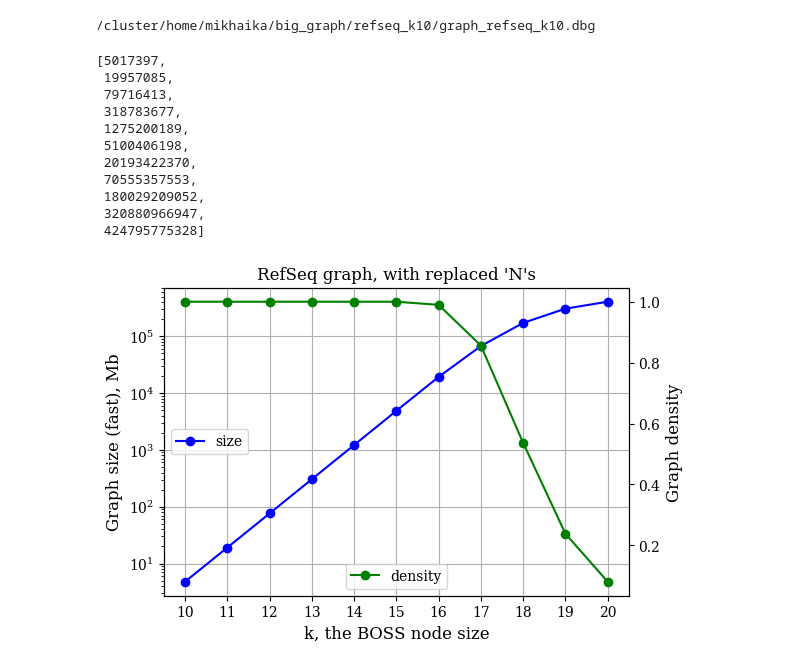
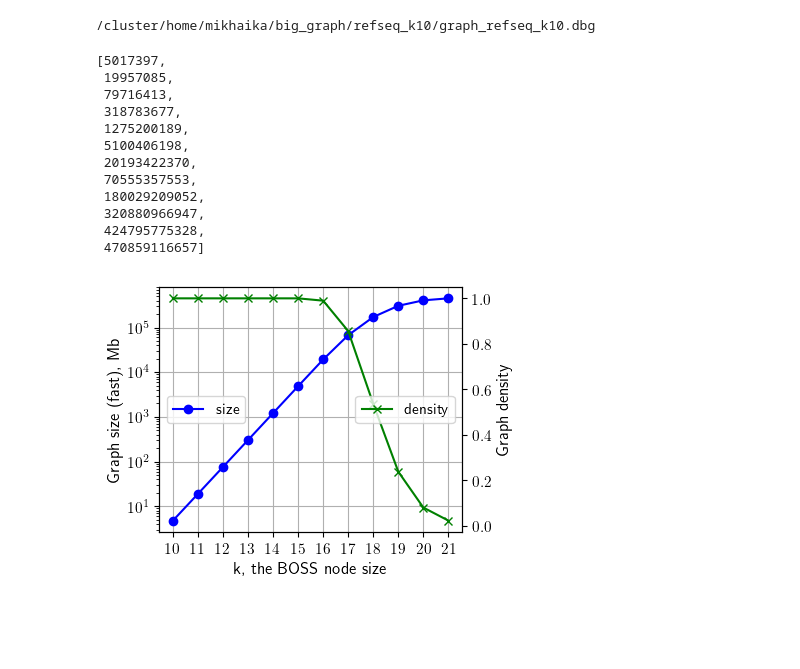
Before and after one commit to ratschlab/metagraph, a Jupyter notebook: refseq.ipynb, the cells around one changed output. Drawn from its saved outputs; the diff is of its cells as text; code cells hidden in the pictures; blank space fills up the shorter version.

Commit message:
refseq plots updated

```diff
--- a/refseq.ipynb
+++ b/refseq.ipynb
@@ -14,7 +14,7 @@ import numpy as np
 # %% [markdown]
 ### Ref-Seq assembly data
 # %%
-k_array = np.arange(10, 21)
+k_array = np.arange(10, 22)
 # %%
 !ls ~/big_graph/refseq_k10/graph_refseq_k10.dbg
 # %% [output]
@@ -35,7 +35,8 @@ sizes
  70555357553,
  180029209052,
  320880966947,
- 424795775328]
+ 424795775328,
+ 470859116657]
 # %%
 num_edges = [4194305,
 16777217,
@@ -48,42 +49,49 @@ num_edges = [4194305,
 147478598494,
 261992234631,
 355110450523,
+411025684461,
 ]
 # %%
 import matplotlib as mpl
 mpl.rcParams.update(mpl.rcParamsDefault)
 
-plt.rc('font', family='serif')#, serif='Times')
-plt.rc('xtick', labelsize=10)
-plt.rc('ytick', labelsize=10)
+plt.rc('font', family='sans-serif')#, serif='Times')
+plt.rc('xtick', labelsize=11)
+plt.rc('ytick', labelsize=11)
 plt.rc('axes', labelsize=12)
-plt.rc('legend', fontsize=10)
+plt.rc('legend', fontsize=11)
 #plt.rcParams['mathtext.fontset'] = 'stix'
 #plt.rcParams['font.family'] = 'STIXGeneral'
 params = {
-#'text.usetex': True,
+'text.usetex': True,
 #'font.size': 15,
-#'text.latex.unicode': True
+'text.latex.unicode': True
 }
 plt.rcParams.update(params)
 # %%
-fig, ax = plt.subplots(1, 1, figsize=(6, 4))
-ax.set_title('RefSeq graph, with replaced \'N\'s')
+width = 3.487 * 1.5
+height = width / 1.618
+
+fig, ax = plt.subplots(1, 1, figsize=(width / 1.2, height))
+#ax.set_title('RefSeq graph, with replaced \'N\'s')
+#ax.set_title('RefSeq assembly graph')
 
 ax.plot(np.array(k_array), np.array(sizes) / 2**20, marker='o', label='size', c='b')
 ax.set_yscale('log')
 ax.set_ylabel('Graph size (fast), Mb')
 ax.set_xlabel('k, the BOSS node size')
 ax.set_xticks(np.array(k_array))
 ax.grid(True)
 ax.legend(loc='center left')
 
 ax2 = ax.twinx()
-ax2.plot(np.array(k_array), num_edges / 4 ** (np.array(k_array) + 1), marker='o', label='density', c='g')
+ax2.plot(np.array(k_array), num_edges / 4 ** (np.array(k_array) + 1), marker='x', label='density', c='g')
 #ax2.set_yscale('log')
 ax2.set_ylabel('Graph density')
-ax2.legend(loc='lower center')
+ax2.legend(loc='center right')
 
+plt.tight_layout()
+plt.savefig('refseq_scalability.pdf', format='pdf', bbox_inches='tight')
 plt.show()
 # %% [output]
-[figure, old version]
+[figure, new version]
```
